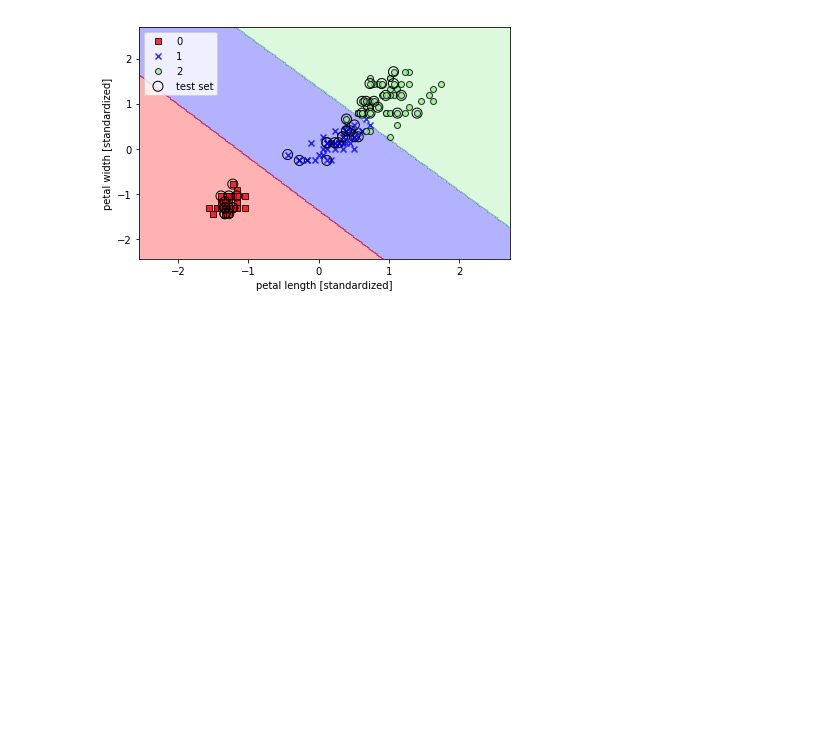
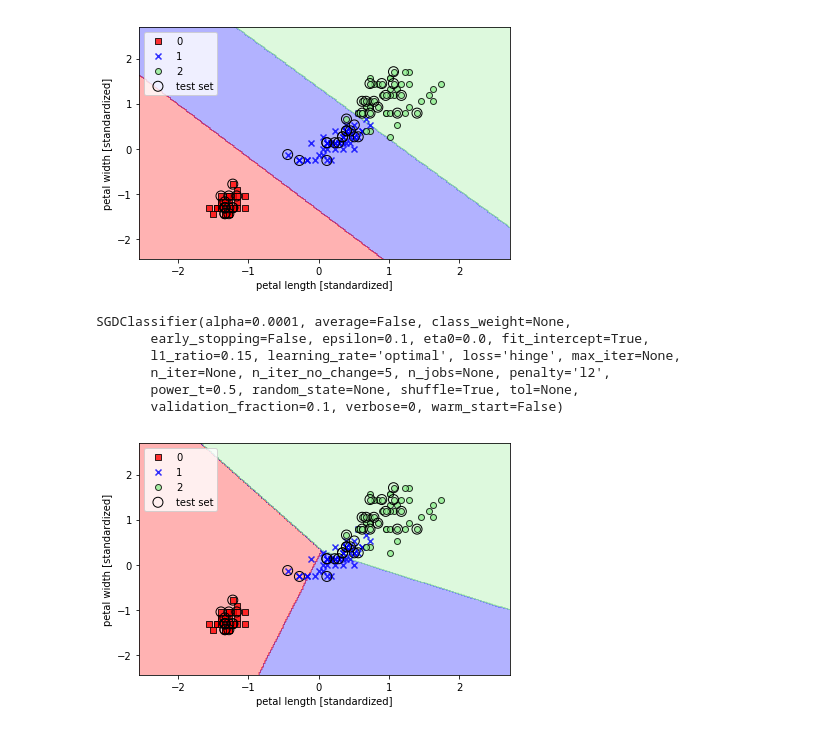
Before and after one commit to hitsuji-haneta/PMLB, a Jupyter notebook: chapter3/playground.ipynb, the cells around one changed output. Saved outputs shown, nothing was run; the diff lists cells and outputs as text; code cells hidden in the pictures; blank space fills up the shorter version.

Commit message:
Show random plots

```diff
--- a/chapter3/playground.ipynb
+++ b/chapter3/playground.ipynb
@@ -135,3 +135,20 @@ plt.show()
 from sklearn.linear_model import SGDClassifier
 # %%
 svm = SGDClassifier(loss='hinge')
+svm.fit(X_train_std, y_train)
+# %% [output]
+SGDClassifier(alpha=0.0001, average=False, class_weight=None,
+       early_stopping=False, epsilon=0.1, eta0=0.0, fit_intercept=True,
+       l1_ratio=0.15, learning_rate='optimal', loss='hinge', max_iter=None,
+       n_iter=None, n_iter_no_change=5, n_jobs=None, penalty='l2',
+       power_t=0.5, random_state=None, shuffle=True, tol=None,
+       validation_fraction=0.1, verbose=0, warm_start=False)
+# %%
+plot_decision_regions(X_combined_std, y_combined, classifier=svm, test_idx=range(105, 150))
+plt.xlabel('petal length [standardized]')
+plt.ylabel('petal width [standardized]')
+plt.legend(loc='upper left')
+plt.tight_layout()
+plt.show()
+# %% [output]
+[figure, added]
```
Also changed, not shown: parts of 3 cells of this notebook.
